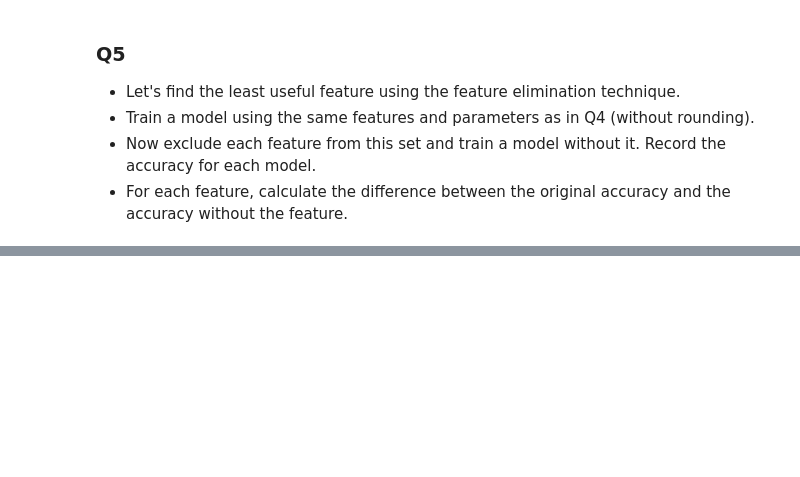
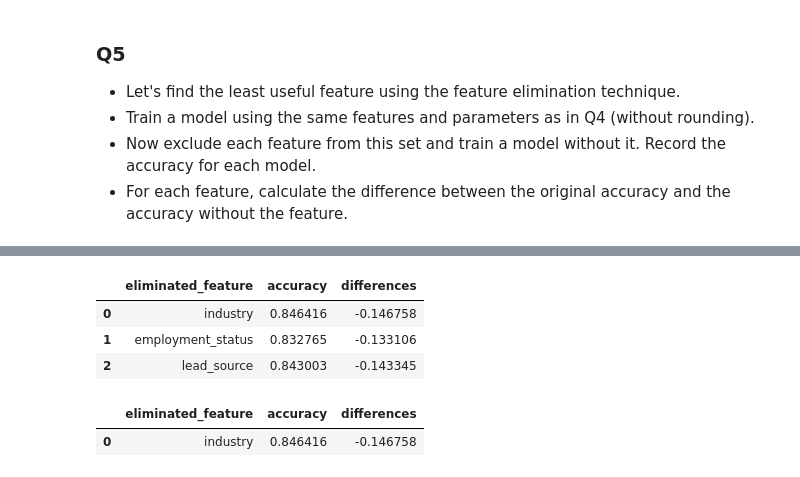
Before and after one commit to gilangbahana/ml-zoomcamp, a Jupyter notebook: 03-classification/Homework w3.ipynb, the cells around one changed output, grey strips where cells are left out. Saved outputs shown, nothing was run; the diff lists cells and outputs as text; code cells hidden in the pictures; blank space fills up the shorter version.

```diff
--- a/03-classification/Homework w3.ipynb
+++ b/03-classification/Homework w3.ipynb
@@ -232,6 +253,6 @@ dtype: float64
 # %%
 from sklearn.feature_extraction import DictVectorizer
 # %%
-train_dicts = df_train[categorical + numerical].to_dict(orient='records')
+train_dicts = df_train[cat + numeric].to_dict(orient='records')
 dv = DictVectorizer(sparse=False)
 X_train = dv.fit_transform(train_dicts)
@@ -238,5 +264,6 @@ X_train = dv.fit_transform(train_dicts)
 # %%
-val_dicts = df_val[categorical + numerical].to_dict(orient='records')
+val_dicts = df_val[cat + numerical].to_dict(orient='records')
 X_val = dv.transform(val_dicts)
 
+y_pred = model.predict(X_val)
 # in val data, we only do the transform, not fit and transform
@@ -288,3 +284,34 @@ Accuracy = 0.7
 - Train a model using the same features and parameters as in Q4 (without rounding).
 - Now exclude each feature from this set and train a model without it. Record the accuracy for each model.
 - For each feature, calculate the difference between the original accuracy and the accuracy without the feature.
+# %%
+features = df_train.columns.to_list()
+eliminate = [
+    'industry',
+    'employment_status',
+    'lead_source'
+]
+# %%
+scores = pd.DataFrame(columns=['eliminated_feature', 'accuracy', 'differences'])
+for feature in eliminate:
+    subset = features.copy()
+    subset.remove(feature)
+
+    dv = DictVectorizer(sparse=False)
+    train_dict = df_train[subset].to_dict(orient='records')
+    X_train = dv.fit_transform(train_dict)
+
+    model = LogisticRegression(
+        C=1,
+        max_iter=1000,
+        random_state=42
+    )
+    model.fit(X_train, y_train)
+
+    val_dict = df_val[subset].to_dict(orient='records')
+    X_val = dv.transform(val_dict)
+
+    y_pred = model.predict(X_val)
+    score = accuracy_score(y_val, y_pred)
+
+    scores.loc[len(scores)] = [feature, score, original_score - score]
@@ -290,0 +336,12 @@ Accuracy = 0.7
+# %%
+scores
+# %% [output]
+|  | eliminated_feature | accuracy | differences |
+| 0 | industry | 0.846416 | -0.146758 |
+| 1 | employment_status | 0.832765 | -0.133106 |
+| 2 | lead_source | 0.843003 | -0.143345 |
+# %%
+scores[scores.index == scores.differences.idxmin()]
+# %% [output]
+|  | eliminated_feature | accuracy | differences |
+| 0 | industry | 0.846416 | -0.146758 |
```
Also changed, not shown: parts of 23 cells of this notebook.
